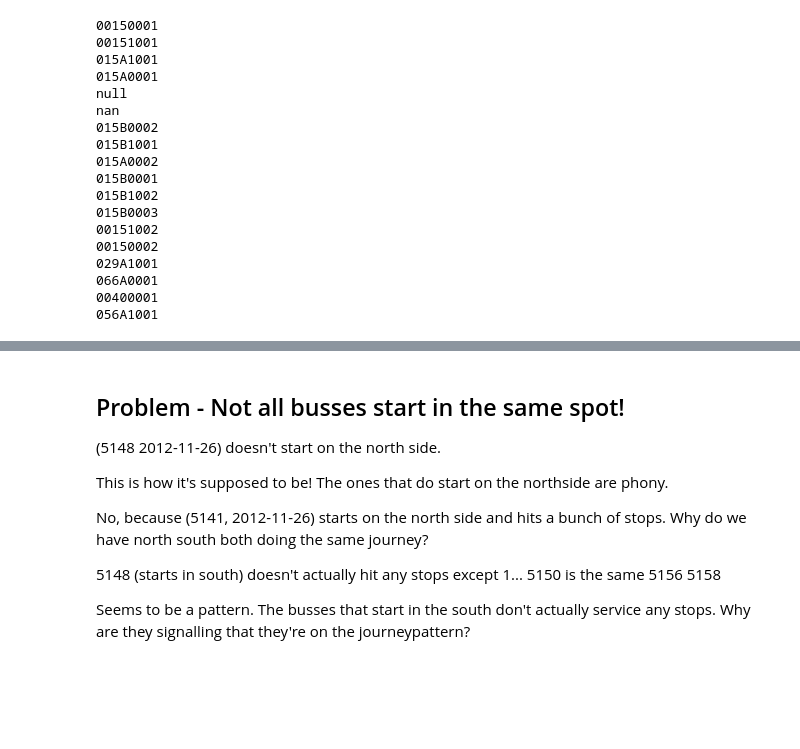
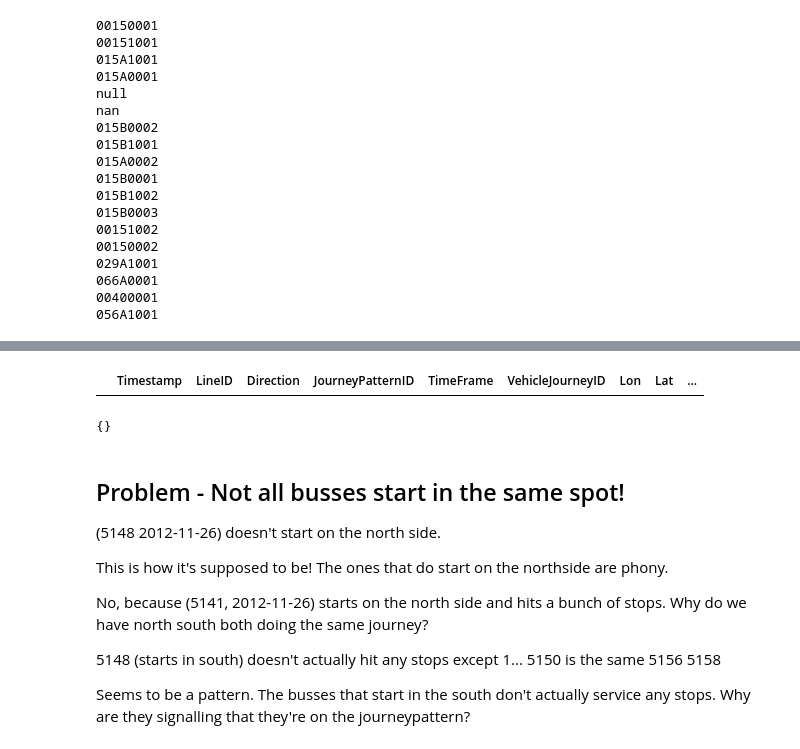
Before and after one commit to brokenloop/Research_practicum_2017, a Jupyter notebook: Data Cleaning (Line 15).ipynb, the cells around one changed output, grey strips where cells are left out. Saved outputs shown, nothing was run; the diff lists cells and outputs as text; code cells hidden in the pictures; blank space fills up the shorter version.

```diff
--- a/Data Cleaning (Line 15).ipynb
+++ b/Data Cleaning (Line 15).ipynb
@@ -84,3 +124,10 @@ newdf = newdf[newdf.AtStop == 1]
+# %%
+# drop rows where bus isn't at stop
+nightime = df[(df.HumanTime.dt.hour > 2) & (df.HumanTime.dt.hour < 6)]
+# %%
+nightime.tail()
+# %% [output]
+|  | Timestamp | LineID | Direction | JourneyPatternID | TimeFrame | VehicleJourneyID | Lon | Lat | ... |
 # %%
 # filter out routes which only have 1 stop.
 # This solves the problem of busses starting on the wrong side...
@@ -97,3 +143,7 @@ firstlines = newdf.groupby(["TimeFrame", "VehicleJourneyID"]).head(1)
 # This iterates through them and assigns values to the dictionary
 for index, row in firstlines.iterrows():
     start_times[row.TimeFrame, row.VehicleJourneyID] = {"time":row.Timestamp, "loc":[row.Lat, row.Lon]}
+# %%
+pp.pprint(start_times)
+# %% [output]
+{}
```
Also changed, not shown: parts of 6 cells of this notebook, 2 other files.
